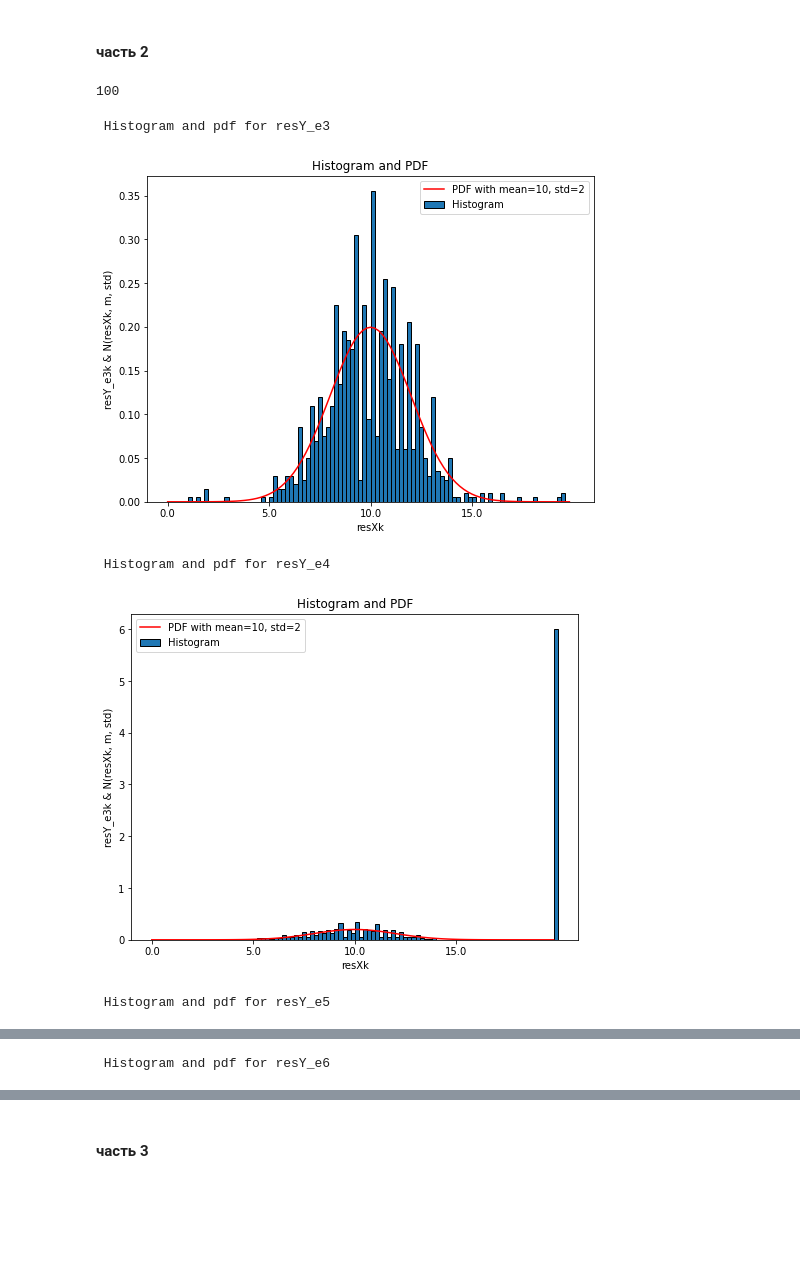
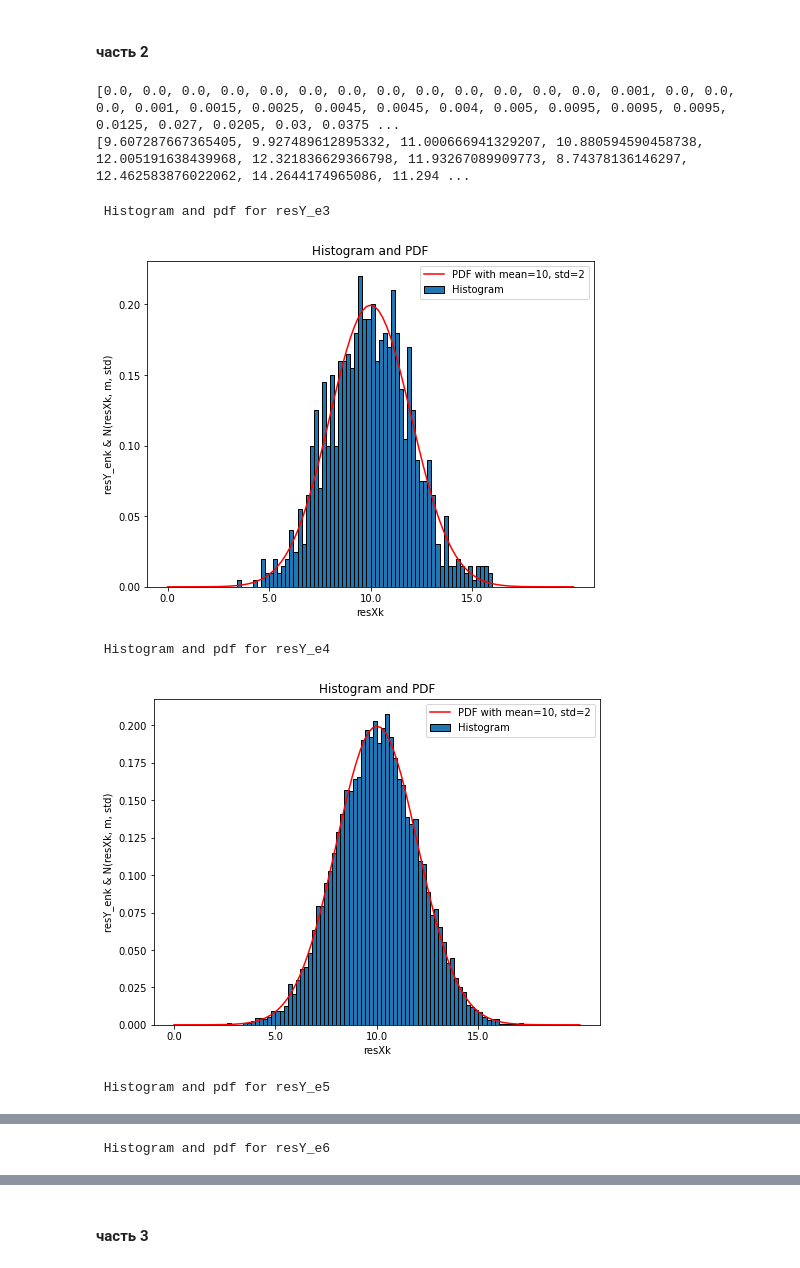
Before and after one commit to KNyathi/Applied-Statistics, a Jupyter notebook: practical_6.ipynb, the cells around one changed output, grey strips where cells are left out. Saved outputs shown, nothing was run; the diff lists cells and outputs as text; code cells hidden in the pictures; blank space fills up the shorter version.

```diff
--- a/practical_6.ipynb
+++ b/practical_6.ipynb
@@ -241,13 +241,34 @@ n_values = [10**3, 10**4, 10**5, 10**6]
 ParArr_results = {}
 
 for n in n_values:
-    p_values = [random.uniform(0, 1) for _ in range(n)]  # Generate random p values
+    #p_values = [random.uniform(0, 1) for _ in range(n)]  # Generate random p values
+
+
+    def random_close_to_mean(n, mean=10, std_dev=2, samples=12):
+        p_values = []
+        for _ in range(n):
+            # Generate the sum of 'samples' uniform random variables
+            uniform_sum = sum(random.uniform(0, 1) for _ in range(samples))
+
+            # Rescale to approximate a normal distribution
+            # Mean of uniform_sum is samples / 2, variance is samples / 12
+            normalized = (uniform_sum - samples / 2) / (samples / 12)**0.5
+
+            # Scale and shift to get the desired mean and standard deviation
+            value = normalized * std_dev + mean
+            p_values.append(value)
+        return p_values
+
+
+    p_values = random_close_to_mean(n)
 
     # Compute Model_N for each p and store in the dictionary
-    ParArr_results[n] = [Model_N(XTab, YTab, p) for p in p_values]
+    #ParArr_results[n] = [Model_N(XTab, YTab, p) for p in p_values]
+    ParArr_results[n] = p_values
 
     # Output statistics
     print(f"Results for n = {n}:")
+    print(f"Length: {len(ParArr_results[n])}")
     #print(f"Series: {ParArr_results[n]}")
     print(f"Max: {max(ParArr_results[n])}")
     print(f"Min: {min(ParArr_results[n])}")
@@ -276,16 +301,20 @@ Min: 0.00036338356923515413
 def GetFreqDistr(RParamsArr, A, B, IntervalsCount):
     dY = (B-A)/IntervalsCount
 
-    Freq = [0] * IntervalsCount
+    Freq = [0] * (IntervalsCount)
 
     for j in range(len(RParamsArr)-1):
         Yc= RParamsArr[j]
+
+        if Yc < A or Yc > B:
+            continue
+
         fN = math.floor(Yc/dY)
 
         Freq[fN]+=1
 
     #Normalizing the frequency values
-    for i in range(IntervalsCount-1):
+    for i in range(IntervalsCount): #normalizing all bins including the last one
         Freq[i] = Freq[i]/(len(RParamsArr)*dY)
 
     return Freq
@@ -309,11 +338,12 @@ resY_e6= GetFreqDistr(ParArr_results[10**6], A, B, K)
 
 resY_list= [resY_e3, resY_e4, resY_e5, resY_e6]
 
-#print(resY_e4)
-#print(ParArr_results[10**6])
+print(resY_e4)
+print(ParArr_results[10**4])
 #print(resX_values)
 # %% [output]
-100
+[0.0, 0.0, 0.0, 0.0, 0.0, 0.0, 0.0, 0.0, 0.0, 0.0, 0.0, 0.0, 0.0, 0.001, 0.0, 0.0, 0.0, 0.001, 0.0015, 0.0025, 0.0045, 0.0045, 0.004, 0.005, 0.0095, 0.0095, 0.0095, 0.0125, 0.027, 0.0205, 0.03, 0.0375 ...
+[9.607287667365405, 9.927489612895332, 11.000666941329207, 10.880594590458738, 12.005191638439968, 12.321836629366798, 11.93267089909773, 8.74378136146297, 12.462583876022062, 14.2644174965086, 11.294 ...
 # %%
 def draw_pdf_and_hist(left_boundary, right_boundary, num_plots, relative_frequencies, std=2, expectation=10):
     # Create the histogram plot
@@ -321,7 +351,7 @@ def draw_pdf_and_hist(left_boundary, right_boundary, num_plots, relative_frequen
 
     bar_width = (right_boundary - left_boundary) / num_plots
 
-    x_values = [left_boundary + i * (right_boundary - left_boundary) / 100 for i in range(100)]
+    x_values = [left_boundary + i * (right_boundary - left_boundary) / 100 for i in range(101)]
     y_values = [normal_dis_function(std, expectation, x) for x in x_values]
     plt.plot(x_values, y_values, label=f"PDF with mean={expectation}, std={std}", color='red')
 
@@ -336,34 +366,37 @@ def draw_pdf_and_hist(left_boundary, right_boundary, num_plots, relative_frequen
 
 
     # Plot the bars with uniform width across the boundary range
     plt.bar(x_positions, relative_frequencies, width=bar_width, align='edge', edgecolor='black',
             tick_label=[f'{bins[i]:.1f}' for i in range(len(bins)-1)], label="Histogram")
 
 
      # Set x-ticks every 5 units
     xticks = range(0, right_boundary, 5)  # Labels every 5 units
     plt.xticks(xticks)  # Set the x-ticks
 
     # Labeling the axes
     plt.title("Histogram and PDF")
     plt.xlabel("resXk")
-    plt.ylabel("resY_e3k & N(resXk, m, std)")
+    plt.ylabel("resY_enk & N(resXk, m, std)")
     plt.legend()
+
+
 
     # Show the plot
     plt.show()
 
 
 left_boundary = 0
 right_boundary = 20
 
 
 for n, resY in enumerate(resY_list, start=3):  # Enumerate starting from 3 for proper labeling
     print(f" Histogram and pdf for resY_e{n}")
+
     draw_pdf_and_hist(left_boundary, right_boundary, K, resY)
 # %% [output]
  Histogram and pdf for resY_e3
-[figure, old version]
+[figure, new version]
  Histogram and pdf for resY_e4
-[figure, old version]
+[figure, new version]
  Histogram and pdf for resY_e5
```
Also changed, not shown: parts of 11 cells of this notebook, 1 other file.
